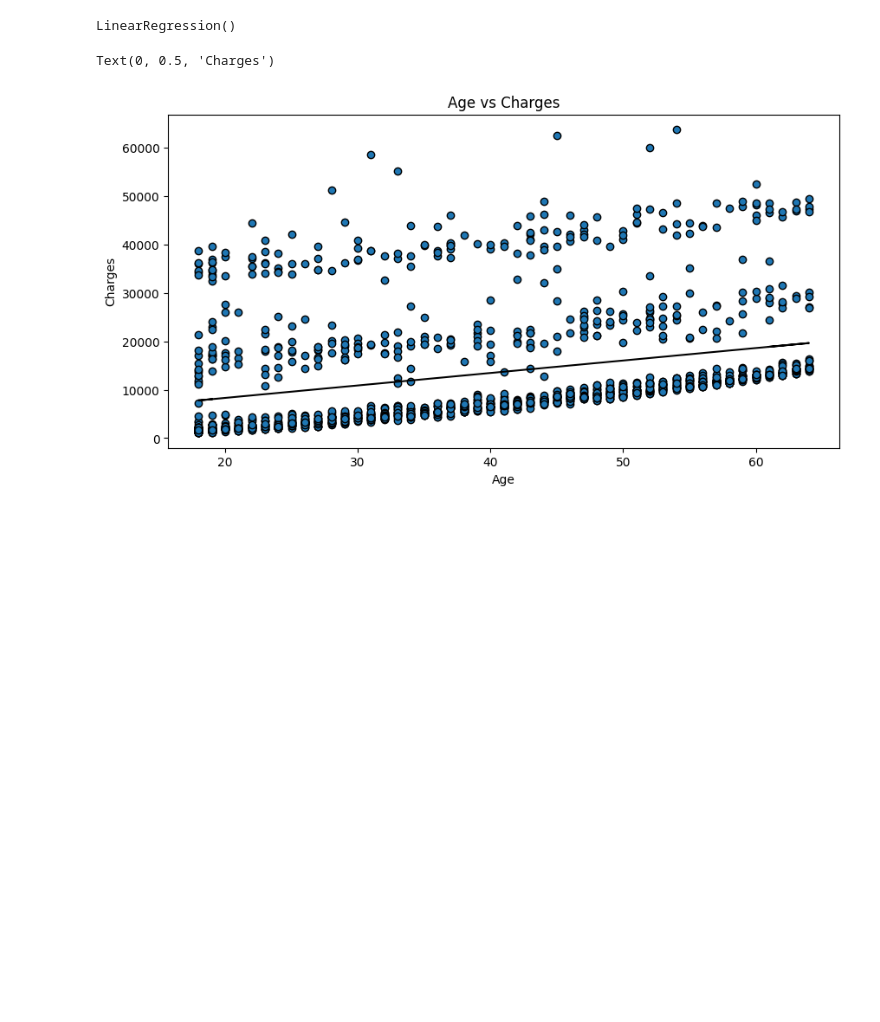
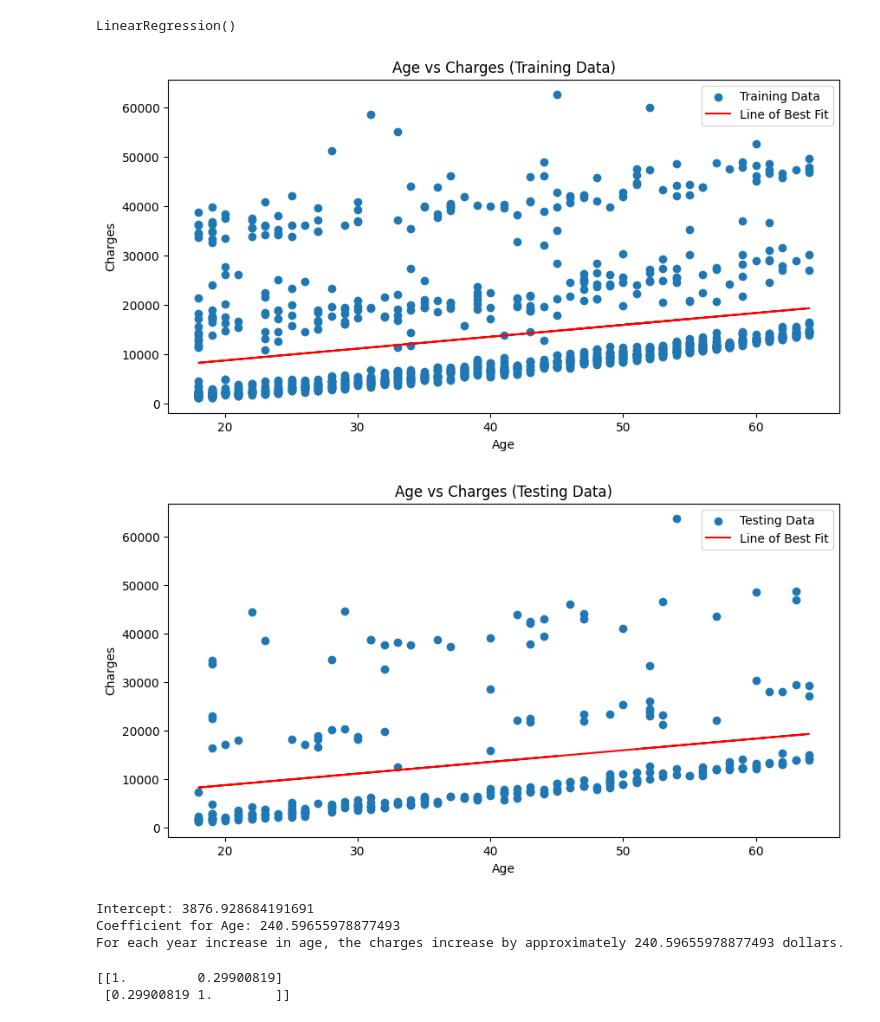
Before and after one commit to richie-0/insurance_regression, a Jupyter notebook: insurance_regression.ipynb, the cells around one changed output. Drawn from its saved outputs; the diff is of its cells as text; code cells hidden in the pictures; blank space fills up the shorter version.

Commit message:
Added Train/Test & evalutaion

```diff
--- a/insurance_regression.ipynb
+++ b/insurance_regression.ipynb
@@ -33,26 +61,61 @@ plt.ylabel('Charges')
 # %% [output]
 Text(0, 0.5, 'Charges')
 [figure]
+# %%
+# Model training.
+
+x_train, x_test, y_train, y_test = train_test_split(x, y, test_size=0.2, random_state=42)
 # %%
-# Fit model
+# Fit model.
 
 insurance_model = LinearRegression()
-
-insurance_model.fit(x,y)
+insurance_model.fit(x_train,y_train)
 # %% [output]
 LinearRegression()
-# %%
-# Plot the line of best fit on data
-
-y_pred = insurance_model.predict(x)
-
-
-plt.figure(figsize=(10, 5))
-plt.scatter(x, y, edgecolors = 'k')
-plt.plot(x, y_pred, color = 'k')
-plt.title("Age vs Charges")
-plt.xlabel('Age')
-plt.ylabel('Charges')
-# %% [output]
-Text(0, 0.5, 'Charges')
-[figure, removed]
+# %%
+# Plot the line of best fit on data.
+
+y_pred_train = insurance_model.predict(x_train)
+y_pred_test = insurance_model.predict(x_test)
+
+# Plot the line of best fit on training data.
+plt.figure(figsize=(10, 5))
+plt.scatter(x_train, y_train, label='Training Data')
+plt.plot(x_train, y_pred_train, color='r', label='Line of Best Fit')
+plt.title("Age vs Charges (Training Data)")
+plt.xlabel('Age')
+plt.ylabel('Charges')
+plt.legend()
+plt.show()
+
+# Plot the line of best fit on testing data.
+plt.figure(figsize=(10, 5))
+plt.scatter(x_test, y_test, label='Testing Data')
+plt.plot(x_test, y_pred_test, color='r', label='Line of Best Fit')
+plt.title("Age vs Charges (Testing Data)")
+plt.xlabel('Age')
+plt.ylabel('Charges')
+plt.legend()
+plt.show()
+# %% [output]
+[figure, added]
+[figure, added]
+# %%
+# Model Interpretation.
+
+print("Intercept:", insurance_model.intercept_)
+print("Coefficient for Age:", insurance_model.coef_[0])
+print("For each year increase in age, the charges increase by approximately", insurance_model.coef_[0], "dollars.")
+# %% [output]
+Intercept: 3876.928684191691
+Coefficient for Age: 240.59655978877493
+For each year increase in age, the charges increase by approximately 240.59655978877493 dollars.
+# %%
+# Correlation Matrix.
+
+corr_matrix = np.corrcoef(insurance_data['age'], insurance_data['charges'])
+
+print(corr_matrix)
+# %% [output]
+[[1.         0.29900819]
+ [0.29900819 1.        ]]
```
Also changed, not shown: parts of 7 cells of this notebook, 2 other files.
